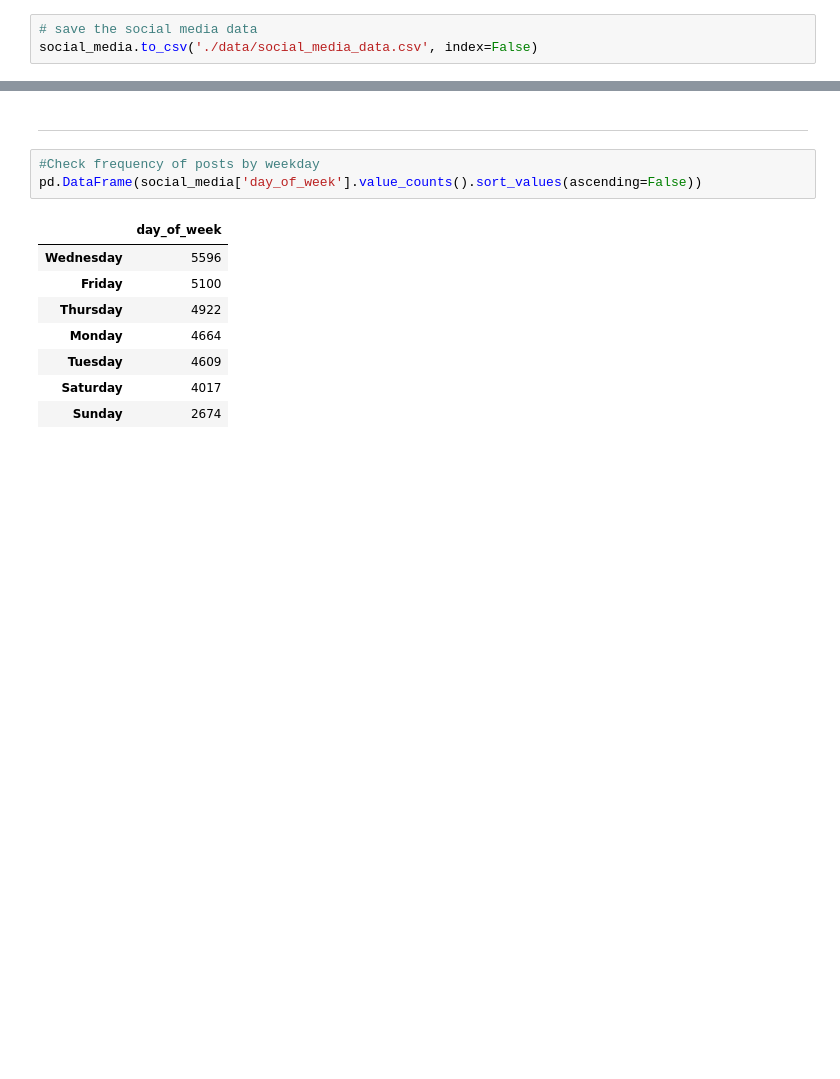
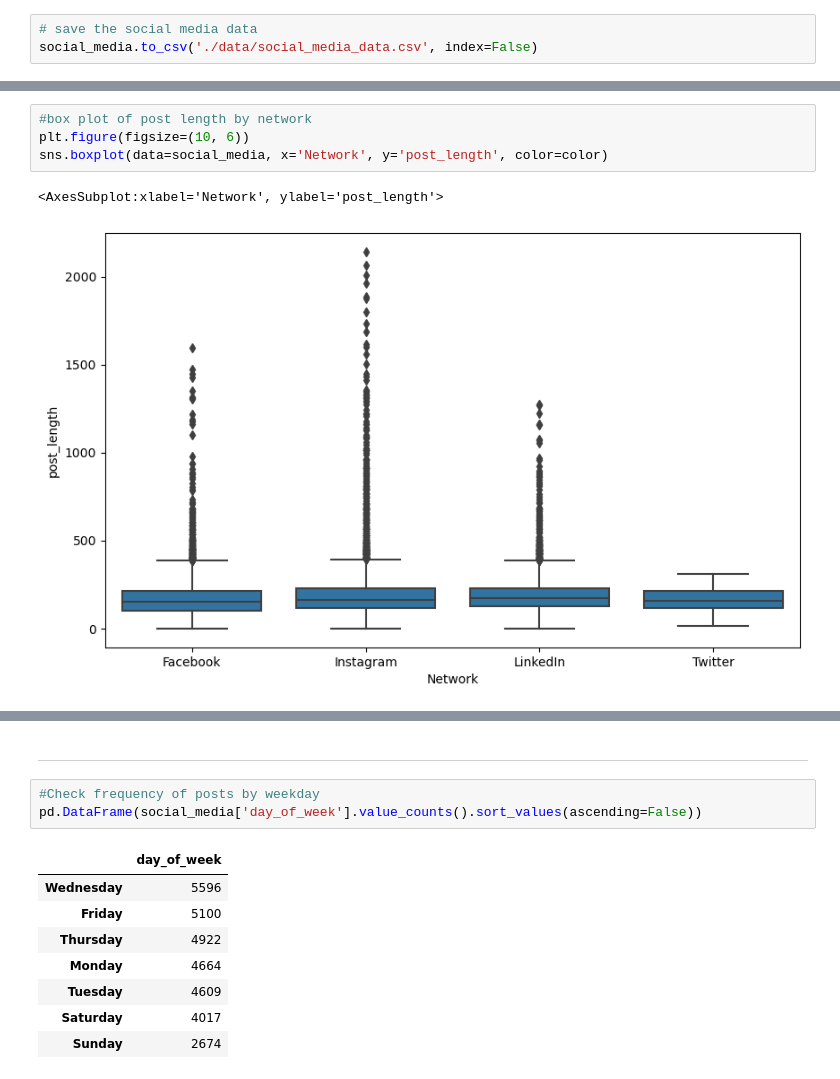
Before and after one commit to samaregbesola/Stanbic-IBTC, a Jupyter notebook: hackathon_codes.ipynb, the cells around one changed output, grey strips where cells are left out. Cells and saved outputs as stored; diff of their text form; blank space fills up the shorter version.

```diff
--- a/hackathon_codes.ipynb
+++ b/hackathon_codes.ipynb
@@ -314,0 +433,7 @@ social_media.to_csv('./data/social_media_data.csv', index=False)
+# %%
+#box plot of post length by network
+plt.figure(figsize=(10, 6))
+sns.boxplot(data=social_media, x='Network', y='post_length', color=color)
+# %% [output]
+<AxesSubplot:xlabel='Network', ylabel='post_length'>
+[figure, added]
```
Also changed, not shown: parts of 45 cells of this notebook.
